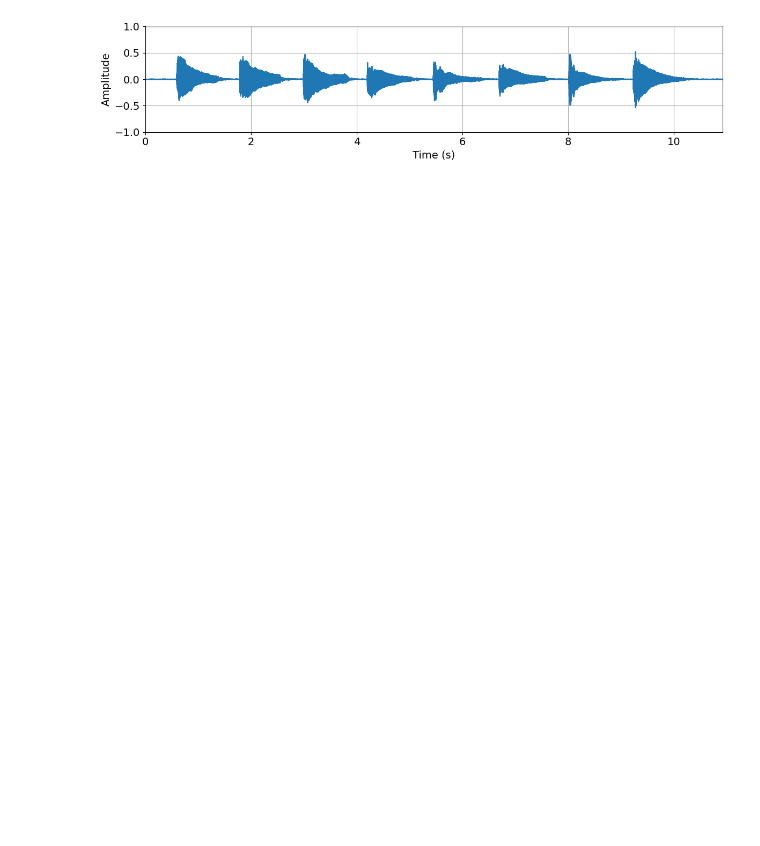
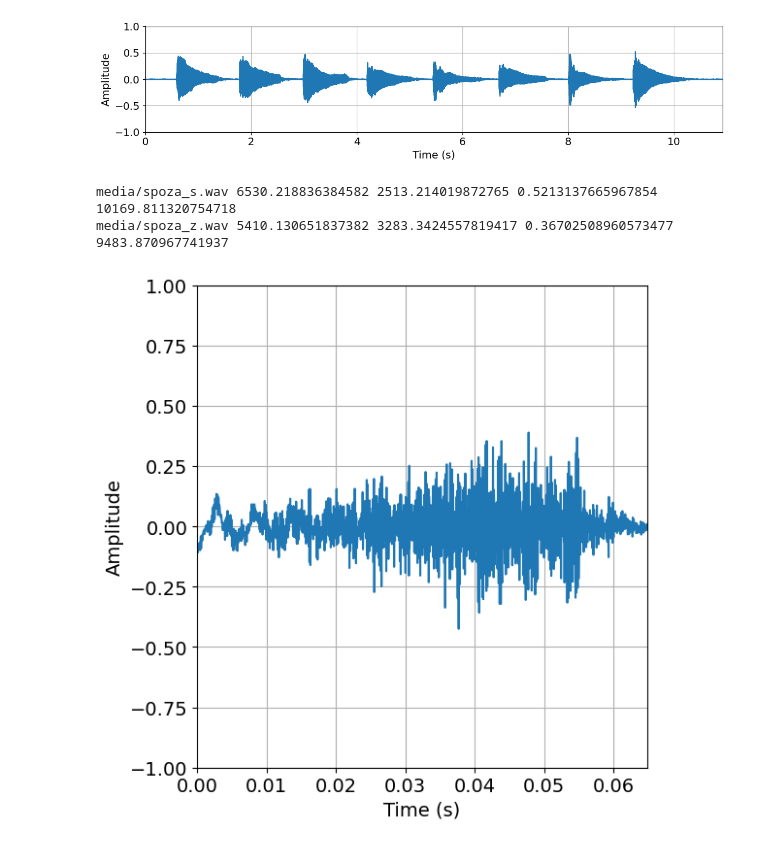
Before and after one commit to polito-EAD-2026/EAD26-U04.analisi-audio-frequenza, a Jupyter notebook: EAD26-U04.analisi-audio-frequenza-pt1.ipynb, the cells around one changed output. Cells and saved outputs as stored; diff of their text form; code cells hidden in the pictures; blank space fills up the shorter version.

```diff
--- a/EAD26-U04.analisi-audio-frequenza-pt1.ipynb
+++ b/EAD26-U04.analisi-audio-frequenza-pt1.ipynb
@@ -536,3 +575,46 @@ t = np.arange(len(y))/sr
 plot_vs_time(y,t)
 # %% [output]
 [figure]
+# %%
+def getCentroid(freqs, spectrum):
+  return np.sum(freqs * spectrum) / np.sum(spectrum)
+
+def getSpread(freqs, spectrum):
+  centroid = getCentroid(freqs, spectrum)
+  return np.sqrt(np.sum(((freqs - centroid) ** 2) * spectrum) / np.sum(spectrum))
+
+def getZcr(sig):
+  return np.count_nonzero(np.diff(np.sign(sig))) / len(sig)
+
+import numpy as np
+
+def getRolloff(freqs, spectrum, roll_percent=0.95):
+    # Compute and Normalize cumulative energy
+    cumulative_energy = np.cumsum(spectrum)
+    cumulative_energy /= cumulative_energy[-1]
+
+    # Find the index where cumulative energy crosses roll_percent
+    idx = np.searchsorted(cumulative_energy, roll_percent)
+    return freqs[min(idx, len(freqs) - 1)]
+# %%
+phoneme_s = 'media/spoza_s.wav'
+phoneme_z = 'media/spoza_z.wav'
+
+for ph in [phoneme_s, phoneme_z]:
+
+  fig, ax = plt.subplots(figsize=(6,6))
+  y, sr = librosa.load(ph, sr=None)
+  t = np.arange(len(y))/sr
+  plot_vs_time(y,t, fig=(fig,ax))
+
+  spectrum, freqs = dft(y, sr)
+  centroid = getCentroid(freqs, spectrum)
+  spread = getSpread(freqs, spectrum)
+  zcr = getZcr(y)
+  rolloff = getRolloff(freqs, spectrum)
+
+  print(ph, centroid, spread, zcr, rolloff)
+# %% [output]
+media/spoza_s.wav 6530.218836384582 2513.214019872765 0.5213137665967854 10169.811320754718
+media/spoza_z.wav 5410.130651837382 3283.3424557819417 0.36702508960573477 9483.870967741937
+[figure, added]
```
Also changed, not shown: parts of 12 cells of this notebook.
